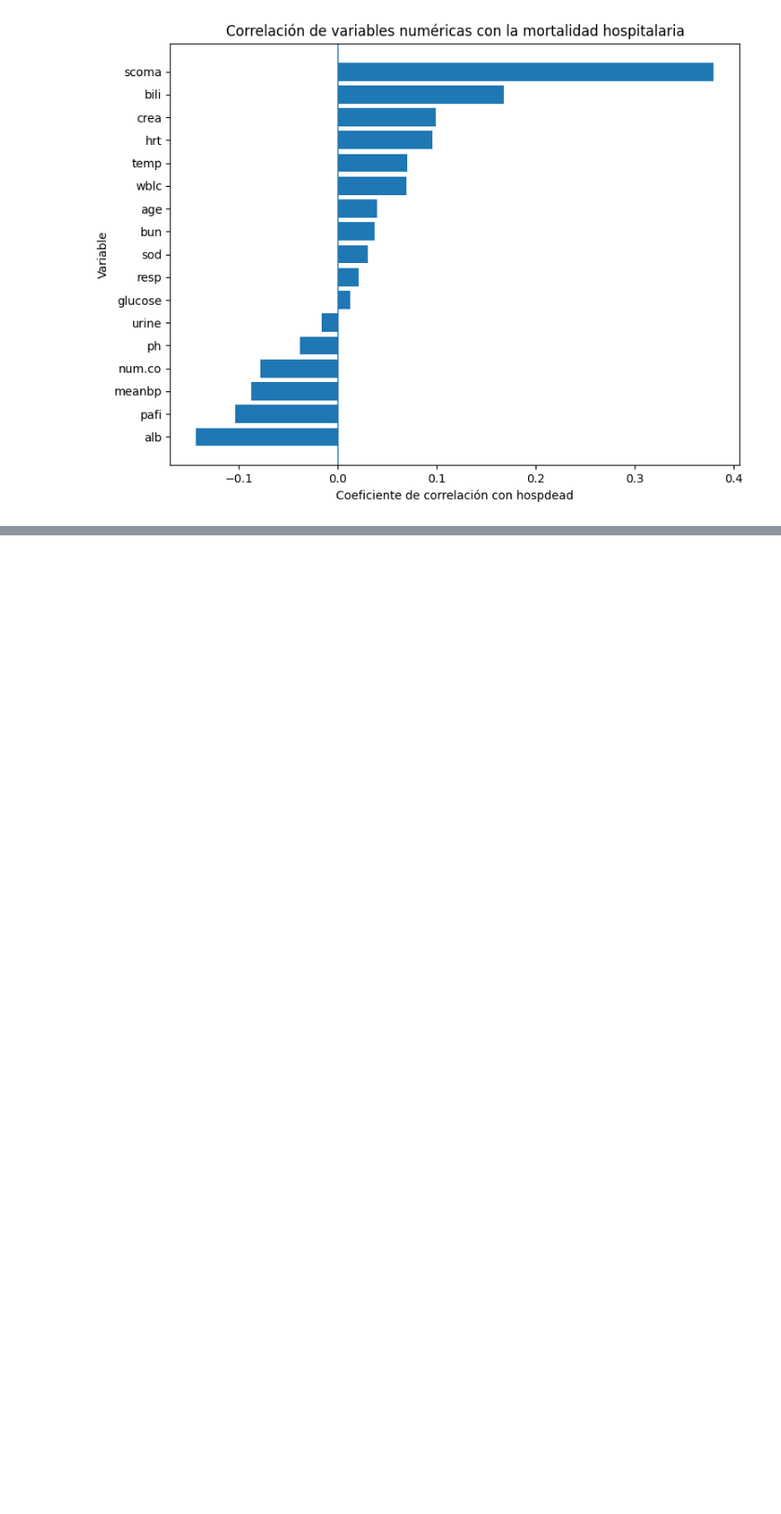
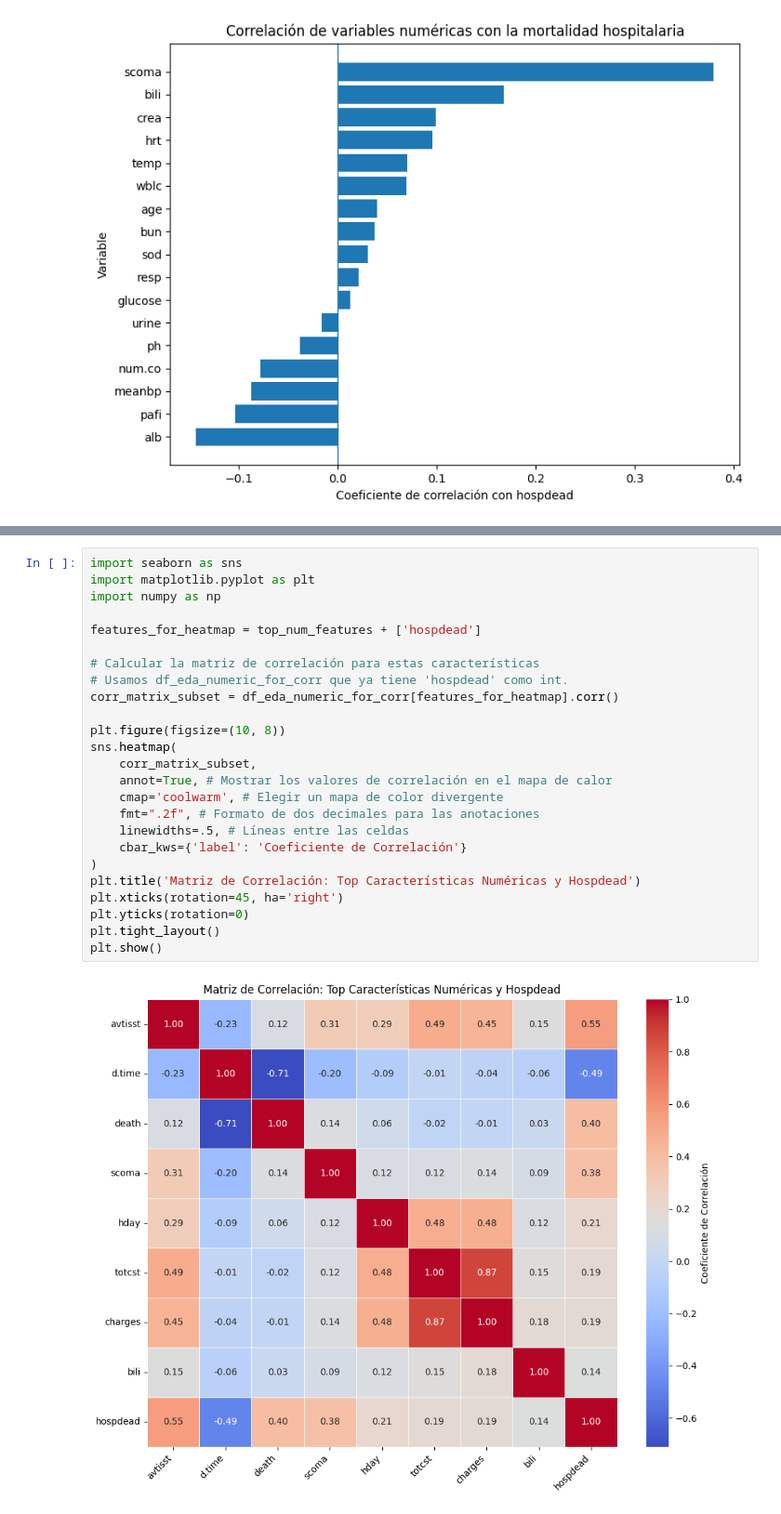
Before and after one commit to VannaNotGianna/Prediccion_mortalidad_hospitalaria_ml, a Jupyter notebook: notebooks/01_eda.ipynb, the cells around one changed output, grey strips where cells are left out. Shown at 93% size. Drawn from its saved outputs; the diff is of its cells as text; blank space fills up the shorter version.

```diff
--- a/notebooks/01_eda.ipynb
+++ b/notebooks/01_eda.ipynb
@@ -672,0 +1120,27 @@ EDA COMPLETADO
+# %%
+import seaborn as sns
+import matplotlib.pyplot as plt
+import numpy as np
+
+features_for_heatmap = top_num_features + ['hospdead']
+
+# Calcular la matriz de correlación para estas características
+# Usamos df_eda_numeric_for_corr que ya tiene 'hospdead' como int.
+corr_matrix_subset = df_eda_numeric_for_corr[features_for_heatmap].corr()
+
+plt.figure(figsize=(10, 8))
+sns.heatmap(
+    corr_matrix_subset,
+    annot=True, # Mostrar los valores de correlación en el mapa de calor
+    cmap='coolwarm', # Elegir un mapa de color divergente
+    fmt=".2f", # Formato de dos decimales para las anotaciones
+    linewidths=.5, # Líneas entre las celdas
+    cbar_kws={'label': 'Coeficiente de Correlación'}
+)
+plt.title('Matriz de Correlación: Top Características Numéricas y Hospdead')
+plt.xticks(rotation=45, ha='right')
+plt.yticks(rotation=0)
+plt.tight_layout()
+plt.show()
+# %% [output]
+[figure, added]
```
Also changed, not shown: parts of 24 cells of this notebook, 1 other file.
